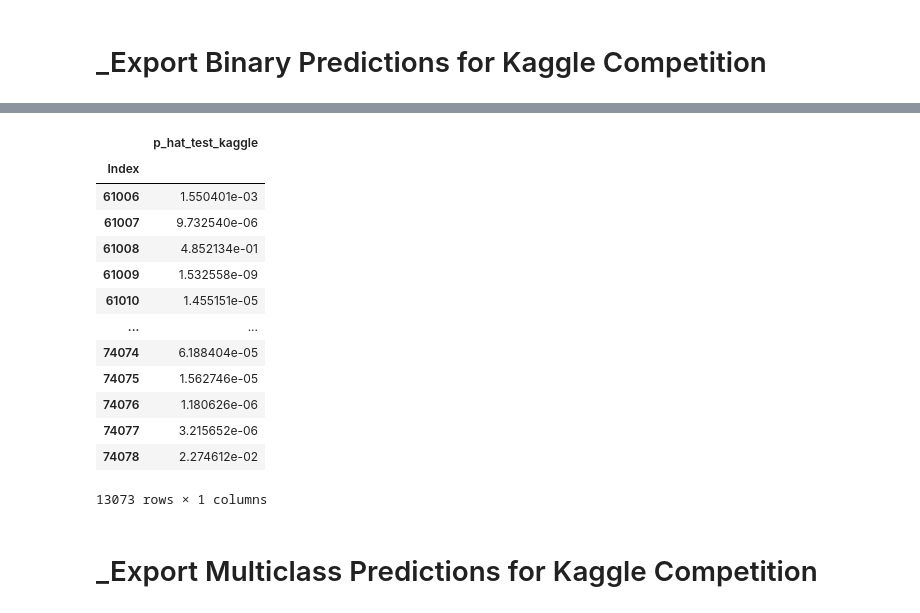
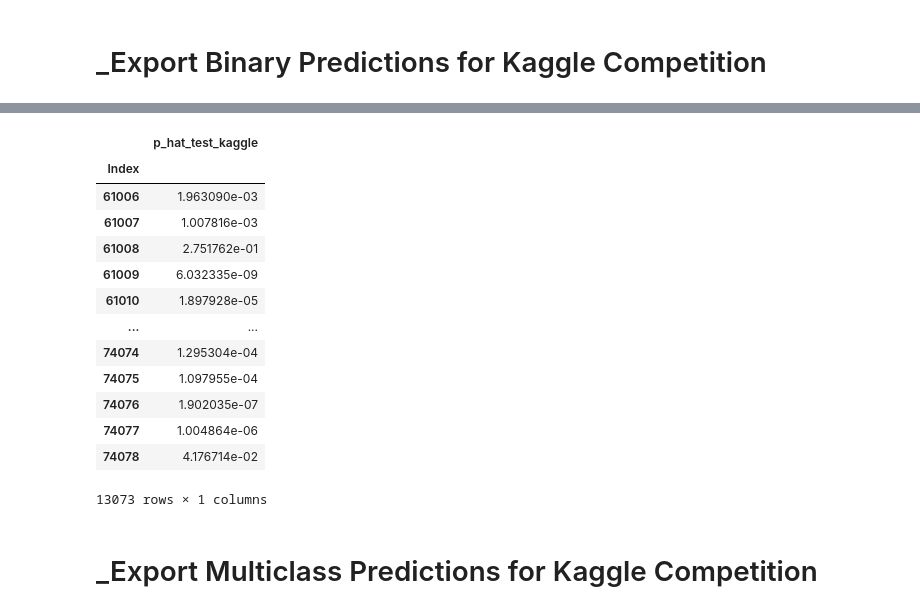
Before and after one commit to MathiasSchindlerCPH/BSE-CML1-repo, a Jupyter notebook: Project_2/main_CML-CDS_project2_classification.ipynb, the cells around one changed output, grey strips where cells are left out. Cells and saved outputs as stored; diff of their text form; code cells hidden in the pictures.

```diff
--- a/Project_2/main_CML-CDS_project2_classification.ipynb
+++ b/Project_2/main_CML-CDS_project2_classification.ipynb
@@ -384,0 +499,5 @@ F_resampled, y_resampled = ros.fit_resample(df_train_for_reg, target_bin)
+# %%
+# No. of cores in Colab:
+import multiprocessing
+n_cpus = multiprocessing.cpu_count()
+n_cpus
@@ -384,0 +506,12 @@ F_resampled, y_resampled = ros.fit_resample(df_train_for_reg, target_bin)
+# %%
+clf = GridSearchCV(pipe, parameters, n_jobs = n_cpus, scoring = 'roc_auc', cv = 5, verbose = 2)
+
+# Fitting the grid search
+clf.fit(X_pca_oversample, y_pca_oversample) #Run time: 5m 51s
+
+# Viewing The Best Parameters
+best_C = clf.best_estimator_.get_params()['logistic_Reg__C']
+best_pen = clf.best_estimator_.get_params()['logistic_Reg__penalty']
+
+print('Best Penalty:', best_pen)
+print('Best C:', best_C)
@@ -387,19 +528,21 @@ F_resampled, y_resampled = ros.fit_resample(df_train_for_reg, target_bin)
 # %%
 #Instantiate logistic regression on resampled data
-                                #C=100
-logit_opt = LogisticRegression(C=0.2682695795279725,
-                               class_weight='balanced',
-                               penalty='l2',
+
+logit_opt = LogisticRegression(fit_intercept = True,
+                               #C=best_C,
+                               C = 83.76776400682924,
+                               #penalty= best_pen,
+                               penalty = 'l2',
                                solver='liblinear')
 
 # Fit
-logit_opt.fit(F_resampled,y_resampled) #Run time: 6s
+logit_opt.fit(X_pca_oversample, y_pca_oversample)
 
 # Predict classes
-p_hat_opt = logit_opt.predict(df_train_for_reg)
+p_hat_opt = logit_opt.predict(X_pca_train)
 
 #Predicted probabilities
-p_hat_opt_proba = logit_opt.predict_proba(df_train_for_reg)
+p_hat_opt_proba = logit_opt.predict_proba(X_pca_train)
 p_hat_opt_proba = p_hat_opt_proba[:,1]
 print(p_hat_opt_proba)
 # %% [output]
@@ -407,13 +550,13 @@ print(p_hat_opt_proba)
 # %%
 # Set correct weights for correction function
 target_bin = np.array(target_bin)
-y_resampled = np.array(y_resampled)
+y_pca_oversample = np.array(y_pca_oversample)
 
 # Ratio of 1s in original target
 q1 = target_bin.sum()/len(target_bin)
 
 # Ratio of 1s in resampled target
-r1 = y_resampled.sum()/len(y_resampled)
+r1 = y_pca_oversample.sum()/len(y_pca_oversample)
 # %%
 # correcting ''imb'' predictions for biased sample
 p_hat_opt_proba = pd.Series(p_hat_opt_proba)
@@ -558,31 +804,31 @@ weighted avg       0.74      0.74      0.74     61006
 # %%
 # Dataframe for submission w. imb. predictions
-p_hat_test_kaggle = logit_opt.predict_proba(df_test_for_predict)
+p_hat_test_kaggle = logit_opt.predict_proba(X_pca_test)
 p_hat_test_kaggle = p_hat_test_kaggle[:,1]
 
 kaggle = pd.DataFrame(p_hat_test_kaggle, index = df_test_for_predict.index).rename(columns={0: "p_hat_test_kaggle"})
 
 
 # Reweight dataframe w. imb. predictions
 q1 = target_bin.sum()/len(target_bin)
-r1 = y_resampled.sum()/len(y_resampled)
+r1 = y_pca_oversample.sum()/len(y_pca_oversample)
 
 kaggle["p_hat_test_kaggle"] = kaggle["p_hat_test_kaggle"].apply(my_fcts.reweight,args=(q1,r1))
 kaggle
 # %% [output]
 |  | p_hat_test_kaggle |
 | Index |  |
-| 61006 | 1.550401e-03 |
-| 61007 | 9.732540e-06 |
-| 61008 | 4.852134e-01 |
-| 61009 | 1.532558e-09 |
-| 61010 | 1.455151e-05 |
+| 61006 | 1.963090e-03 |
+| 61007 | 1.007816e-03 |
+| 61008 | 2.751762e-01 |
+| 61009 | 6.032335e-09 |
+| 61010 | 1.897928e-05 |
 | ... | ... |
-| 74074 | 6.188404e-05 |
-| 74075 | 1.562746e-05 |
-| 74076 | 1.180626e-06 |
-| 74077 | 3.215652e-06 |
-| 74078 | 2.274612e-02 |
+| 74074 | 1.295304e-04 |
+| 74075 | 1.097955e-04 |
+| 74076 | 1.902035e-07 |
+| 74077 | 1.004864e-06 |
+| 74078 | 4.176714e-02 |
 13073 rows × 1 columns
 # %%
 # Produce .csv for kaggle testing
```
Also changed, not shown: parts of 94 cells of this notebook.
